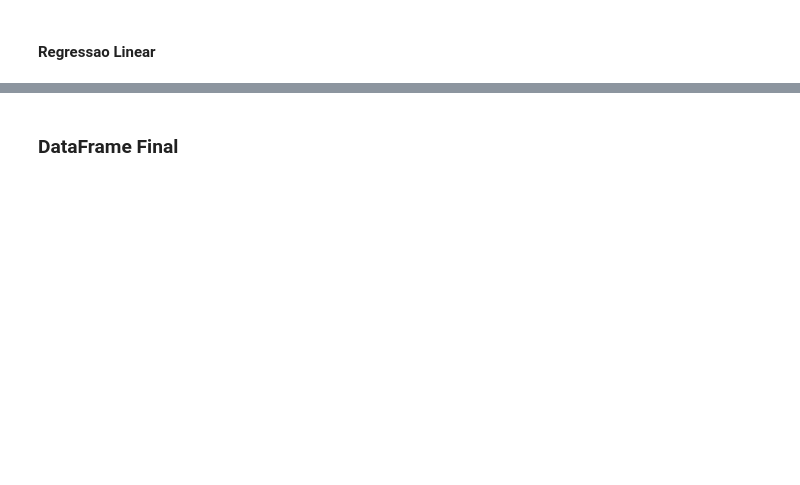
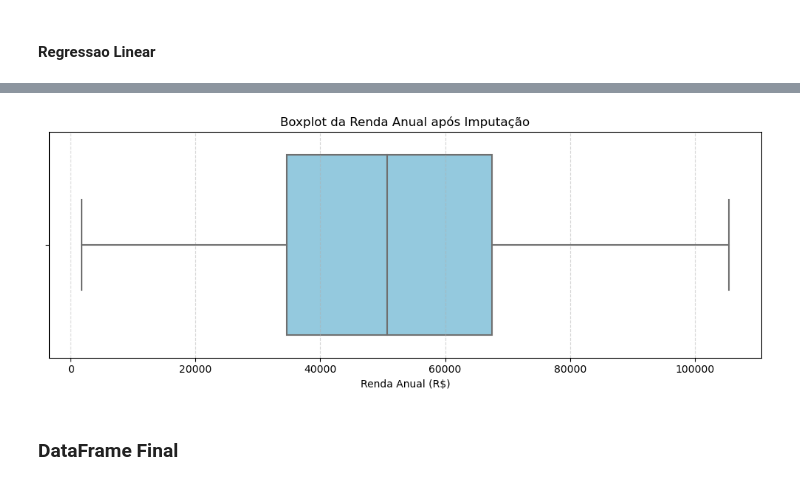
Before and after one commit to liviagcarvalho/LinguasI-Analise-Exploratoria, a Jupyter notebook: limpeza.ipynb, the cells around one changed output, grey strips where cells are left out. Cells and saved outputs as stored; diff of their text form; code cells hidden in the pictures; blank space fills up the shorter version.

```diff
--- a/limpeza.ipynb
+++ b/limpeza.ipynb
@@ -854,3 +863,15 @@ Coeficiente de determinação (R²): 0.9222
+# %%
+
+# boxplot da distribuição final da renda
+plt.figure(figsize=(10, 4))
+sns.boxplot(x=df["Renda_anual"], color="skyblue")
+plt.title("Boxplot da Renda Anual após Imputação")
+plt.xlabel("Renda Anual (R$)")
+plt.grid(axis="x", linestyle="--", alpha=0.5)
+plt.tight_layout()
+plt.show()
+# %% [output]
+[figure, added]
 # %% [markdown]
 ### DataFrame Final
 # %%
```
Also changed, not shown: parts of 15 cells of this notebook, 2 other files.
